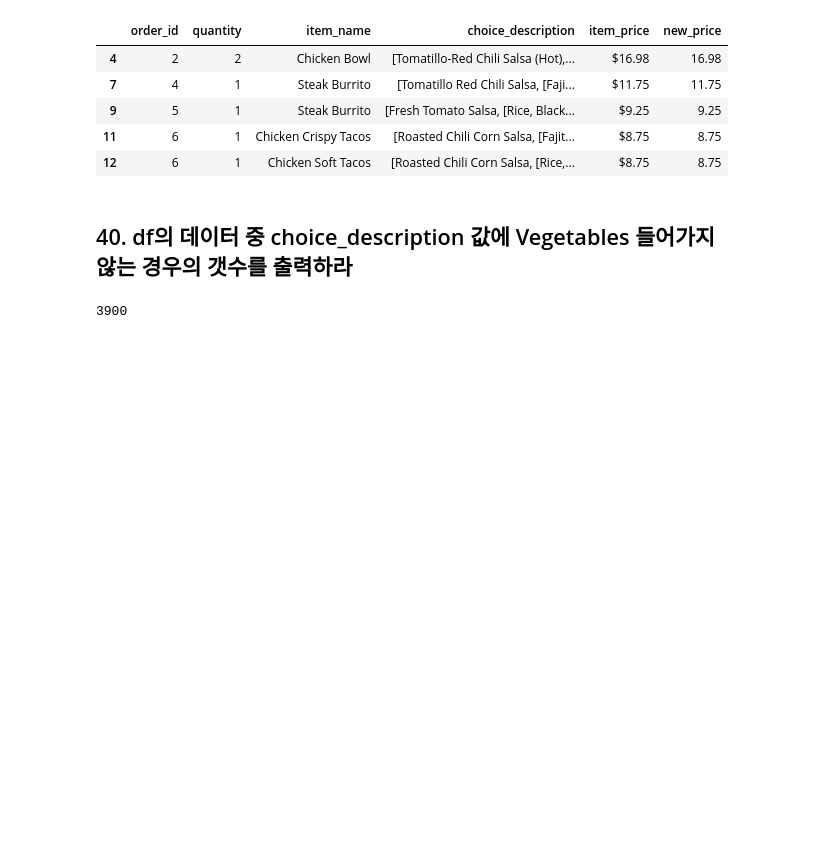
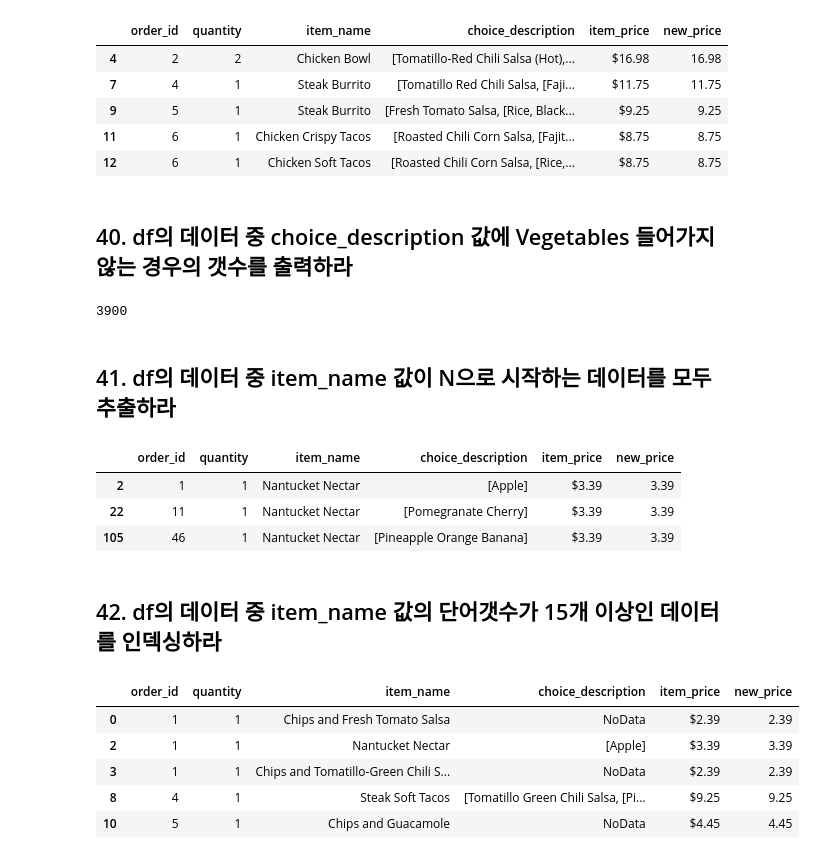
Before and after one commit to IlTACK-OH/pandas_practice, a Jupyter notebook: Pandas_exercise100.ipynb, the cells around one changed output. Drawn from its saved outputs; the diff is of its cells as text; code cells hidden in the pictures; blank space fills up the shorter version.

```diff
--- a/Pandas_exercise100.ipynb
+++ b/Pandas_exercise100.ipynb
@@ -467,3 +467,23 @@ df[df.choice_description.str.contains('Black')].head()
 len(df[~df.choice_description.str.contains('Vegetables')])
 # %% [output]
 3900
+# %% [markdown]
+## 41. df의 데이터 중 item_name 값이 N으로 시작하는 데이터를 모두 추출하라
+# %%
+df[df.item_name.str.startswith('N')].head(3)
+# %% [output]
+|  | order_id | quantity | item_name | choice_description | item_price | new_price |
+| 2 | 1 | 1 | Nantucket Nectar | [Apple] | $3.39 | 3.39 |
+| 22 | 11 | 1 | Nantucket Nectar | [Pomegranate Cherry] | $3.39 | 3.39 |
+| 105 | 46 | 1 | Nantucket Nectar | [Pineapple Orange Banana] | $3.39 | 3.39 |
+# %% [markdown]
+## 42. df의 데이터 중 item_name 값의 단어갯수가 15개 이상인 데이터를 인덱싱하라
+# %%
+df[df.item_name.str.len()>=15].head()
+# %% [output]
+|  | order_id | quantity | item_name | choice_description | item_price | new_price |
+| 0 | 1 | 1 | Chips and Fresh Tomato Salsa | NoData | $2.39 | 2.39 |
+| 2 | 1 | 1 | Nantucket Nectar | [Apple] | $3.39 | 3.39 |
+| 3 | 1 | 1 | Chips and Tomatillo-Green Chili S... | NoData | $2.39 | 2.39 |
+| 8 | 4 | 1 | Steak Soft Tacos | [Tomatillo Green Chili Salsa, [Pi... | $9.25 | 9.25 |
+| 10 | 5 | 1 | Chips and Guacamole | NoData | $4.45 | 4.45 |
```
Also changed, not shown: parts of 4 cells of this notebook.
